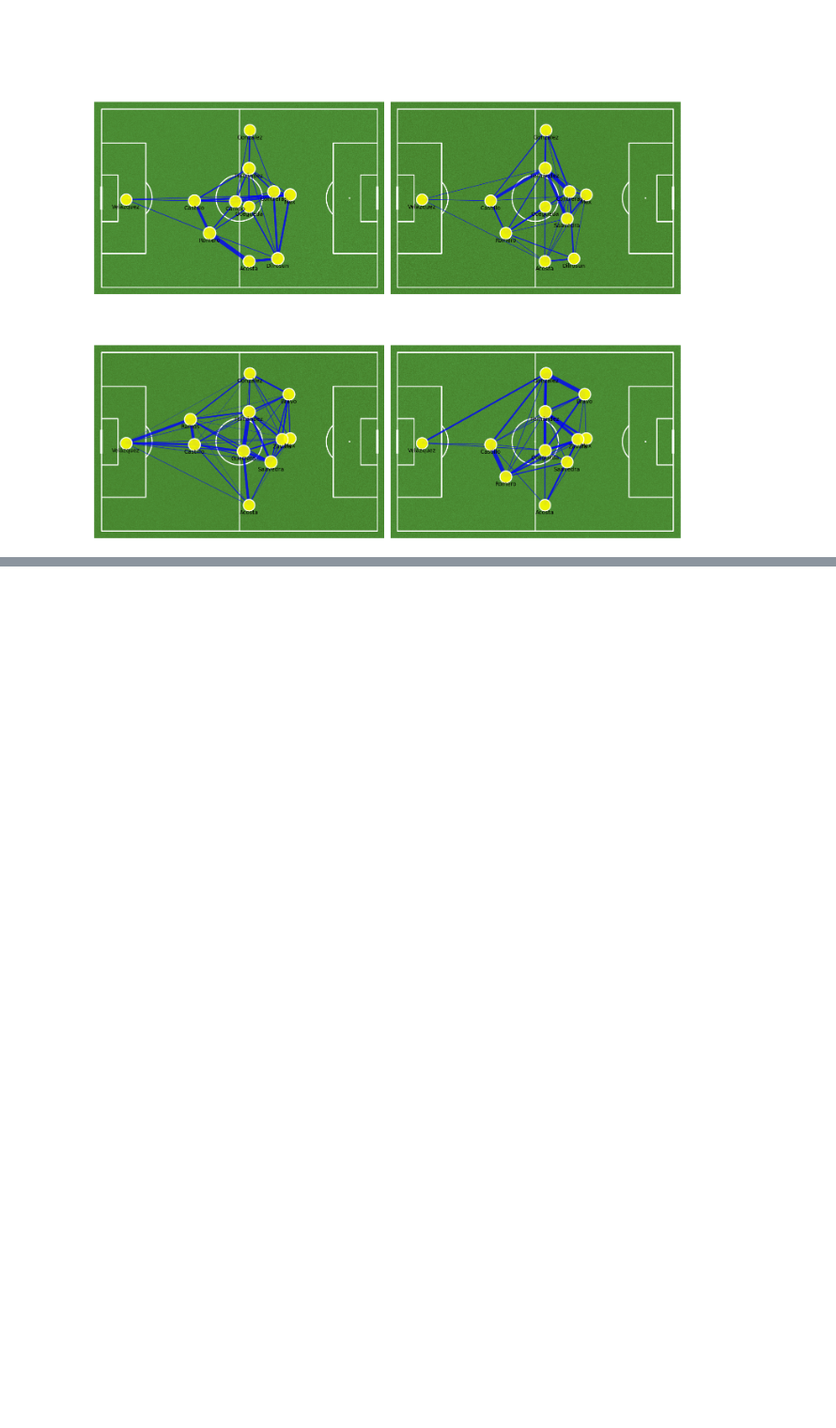
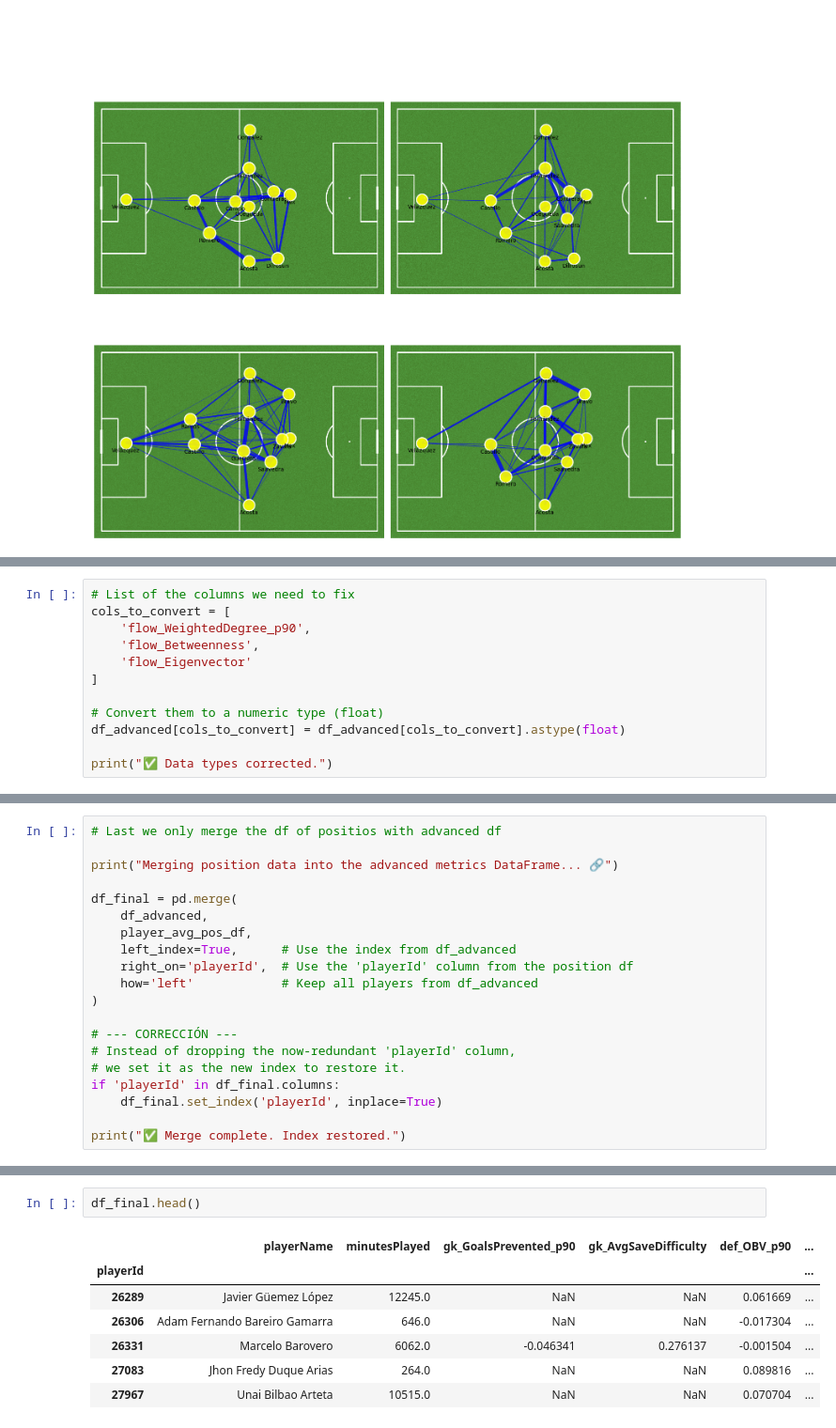
Before and after one commit to SLy-Precision/Player-Detection-and-Team-Performance-Prediction, a Jupyter notebook: 01_Modeling_Using_Data_&_Creation_of_Advanced_Statistics_.ipynb, the cells around one changed output, grey strips where cells are left out. Shown at 94% size. Cells and saved outputs as stored; diff of their text form; blank space fills up the shorter version.

```diff
--- a/01_Modeling_Using_Data_&_Creation_of_Advanced_Statistics_.ipynb
+++ b/01_Modeling_Using_Data_&_Creation_of_Advanced_Statistics_.ipynb
@@ -1441,0 +1586,12 @@ Plotting 4 network(s) for América in match 3972080...
+# %%
+# List of the columns we need to fix
+cols_to_convert = [
+    'flow_WeightedDegree_p90',
+    'flow_Betweenness',
+    'flow_Eigenvector'
+]
+
+# Convert them to a numeric type (float)
+df_advanced[cols_to_convert] = df_advanced[cols_to_convert].astype(float)
+
+print("✅ Data types corrected.")
@@ -1441,0 +1612,20 @@ Plotting 4 network(s) for América in match 3972080...
+# %%
+# Last we only merge the df of positios with advanced df
+
+print("Merging position data into the advanced metrics DataFrame... 🔗")
+
+df_final = pd.merge(
+    df_advanced,
+    player_avg_pos_df,
+    left_index=True,      # Use the index from df_advanced
+    right_on='playerId',  # Use the 'playerId' column from the position df
+    how='left'            # Keep all players from df_advanced
+)
+
+# --- CORRECCIÓN ---
+# Instead of dropping the now-redundant 'playerId' column,
+# we set it as the new index to restore it.
+if 'playerId' in df_final.columns:
+    df_final.set_index('playerId', inplace=True)
+
+print("✅ Merge complete. Index restored.")
@@ -1441,0 +1656,10 @@ Plotting 4 network(s) for América in match 3972080...
+# %%
+df_final.head()
+# %% [output]
+|  | playerName | minutesPlayed | gk_GoalsPrevented_p90 | gk_AvgSaveDifficulty | def_OBV_p90 | ... |
+| playerId |  |  |  |  |  | ... |
+| 26289 | Javier Güemez López | 12245.0 | NaN | NaN | 0.061669 | ... |
+| 26306 | Adam Fernando Bareiro Gamarra | 646.0 | NaN | NaN | -0.017304 | ... |
+| 26331 | Marcelo Barovero | 6062.0 | -0.046341 | 0.276137 | -0.001504 | ... |
+| 27083 | Jhon Fredy Duque Arias | 264.0 | NaN | NaN | 0.089816 | ... |
+| 27967 | Unai Bilbao Arteta | 10515.0 | NaN | NaN | 0.070704 | ... |
```
Also changed, not shown: parts of 12 cells of this notebook.
